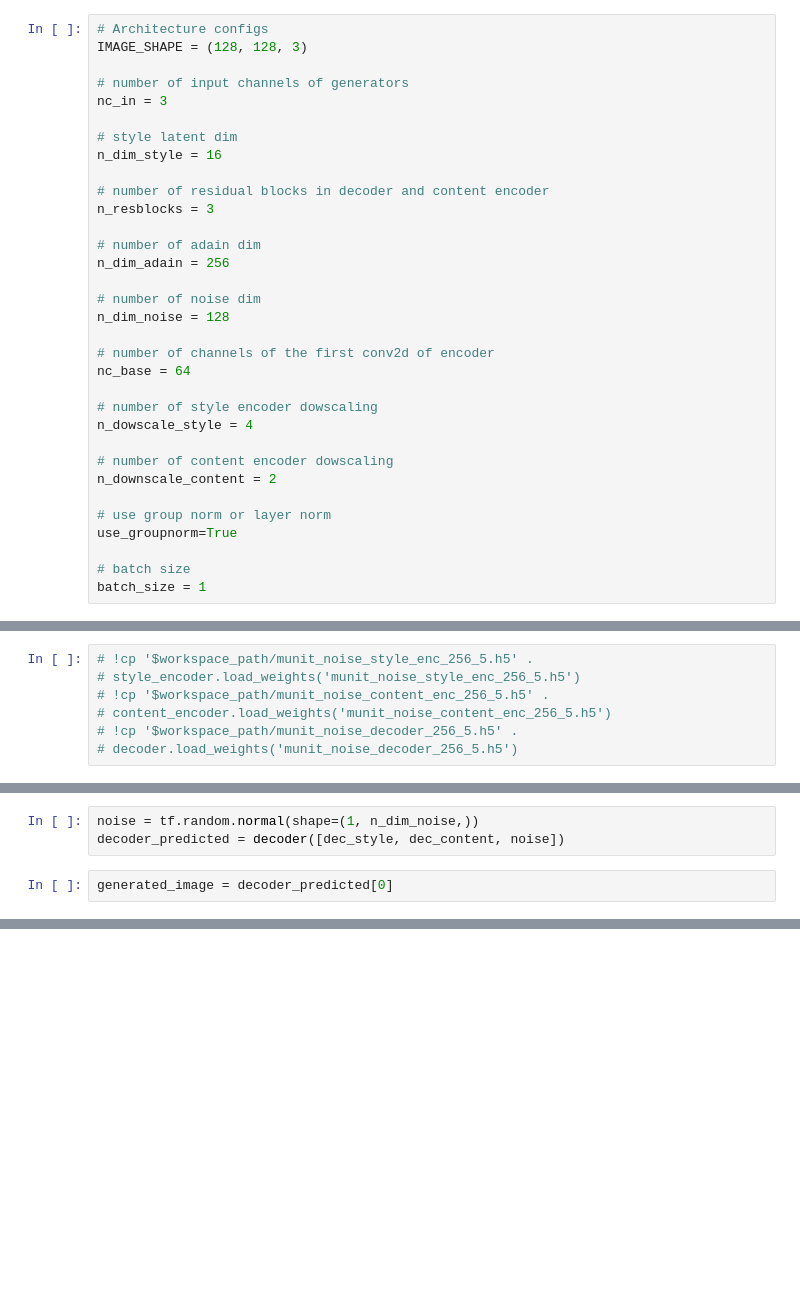
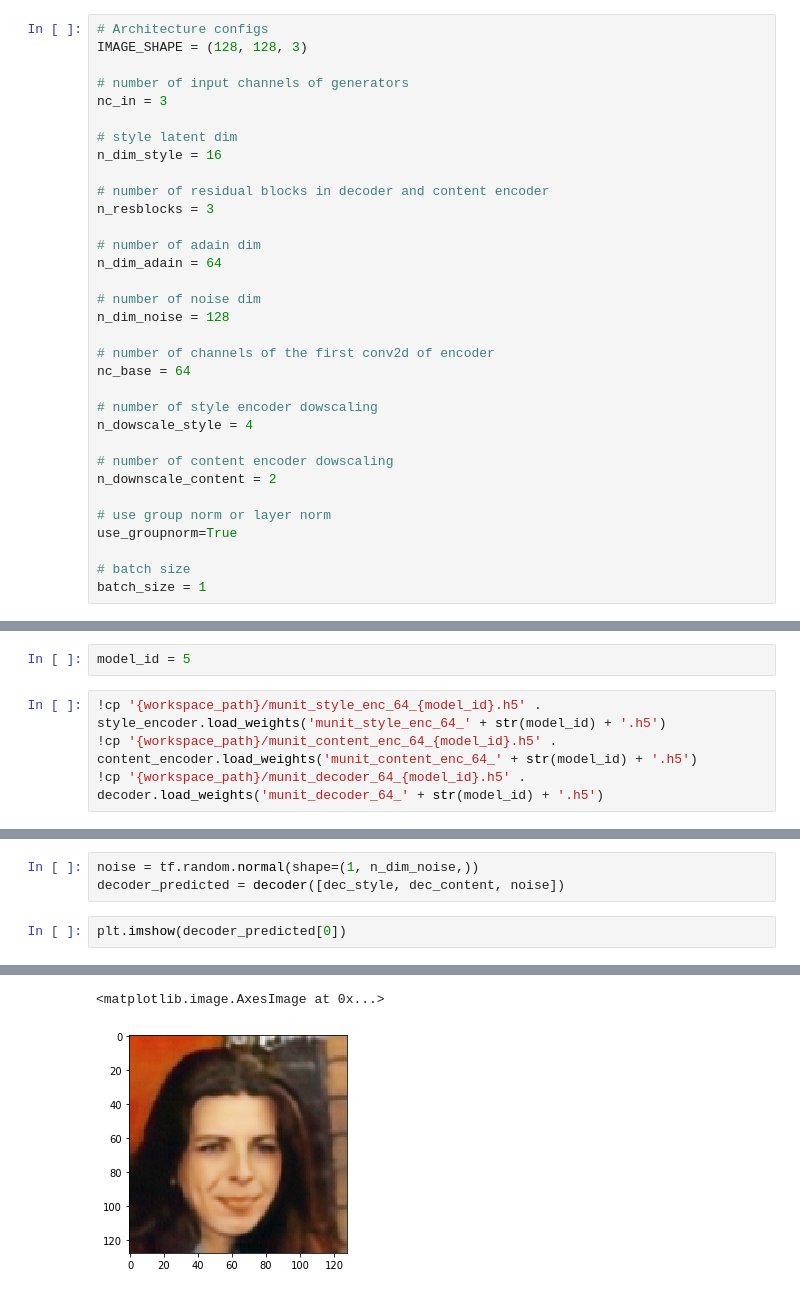
Before and after one commit to safwanp314/cari-net, a Jupyter notebook: munit.ipynb, the cells around one changed output, grey strips where cells are left out. Drawn from its saved outputs; the diff is of its cells as text; blank space fills up the shorter version.

```diff
--- a/munit.ipynb
+++ b/munit.ipynb
@@ -53,7 +38,7 @@ n_dim_style = 16
 n_resblocks = 3
 
 # number of adain dim
-n_dim_adain = 256
+n_dim_adain = 64
 
 # number of noise dim
 n_dim_noise = 128
@@ -418,12 +381,14 @@ x_train = np.array(x_train).astype('float32') / 255
 # %% [output]
 number of files 5000
 100.00 %
+# %%
+model_id = 5
 # %%
-# !cp '$workspace_path/munit_noise_style_enc_256_5.h5' .
-# style_encoder.load_weights('munit_noise_style_enc_256_5.h5')
-# !cp '$workspace_path/munit_noise_content_enc_256_5.h5' .
-# content_encoder.load_weights('munit_noise_content_enc_256_5.h5')
-# !cp '$workspace_path/munit_noise_decoder_256_5.h5' .
-# decoder.load_weights('munit_noise_decoder_256_5.h5')
+!cp '{workspace_path}/munit_style_enc_64_{model_id}.h5' .
+style_encoder.load_weights('munit_style_enc_64_' + str(model_id) + '.h5')
+!cp '{workspace_path}/munit_content_enc_64_{model_id}.h5' .
+content_encoder.load_weights('munit_content_enc_64_' + str(model_id) + '.h5')
+!cp '{workspace_path}/munit_decoder_64_{model_id}.h5' .
+decoder.load_weights('munit_decoder_64_' + str(model_id) + '.h5')
 # %%
 epochs = 1
@@ -456,4 +425,5 @@ dec_content = tf.reshape(dec_content, (1,32,32,256))
 noise = tf.random.normal(shape=(1, n_dim_noise,))
 decoder_predicted = decoder([dec_style, dec_content, noise])
 # %%
-generated_image = decoder_predicted[0]
+plt.imshow(decoder_predicted[0])
+# %% [output]
@@ -460 +431,3 @@ generated_image = decoder_predicted[0]
+<matplotlib.image.AxesImage at 0x...>
+[figure, added]
 # %%
```
Also changed, not shown: parts of 24 cells of this notebook.
